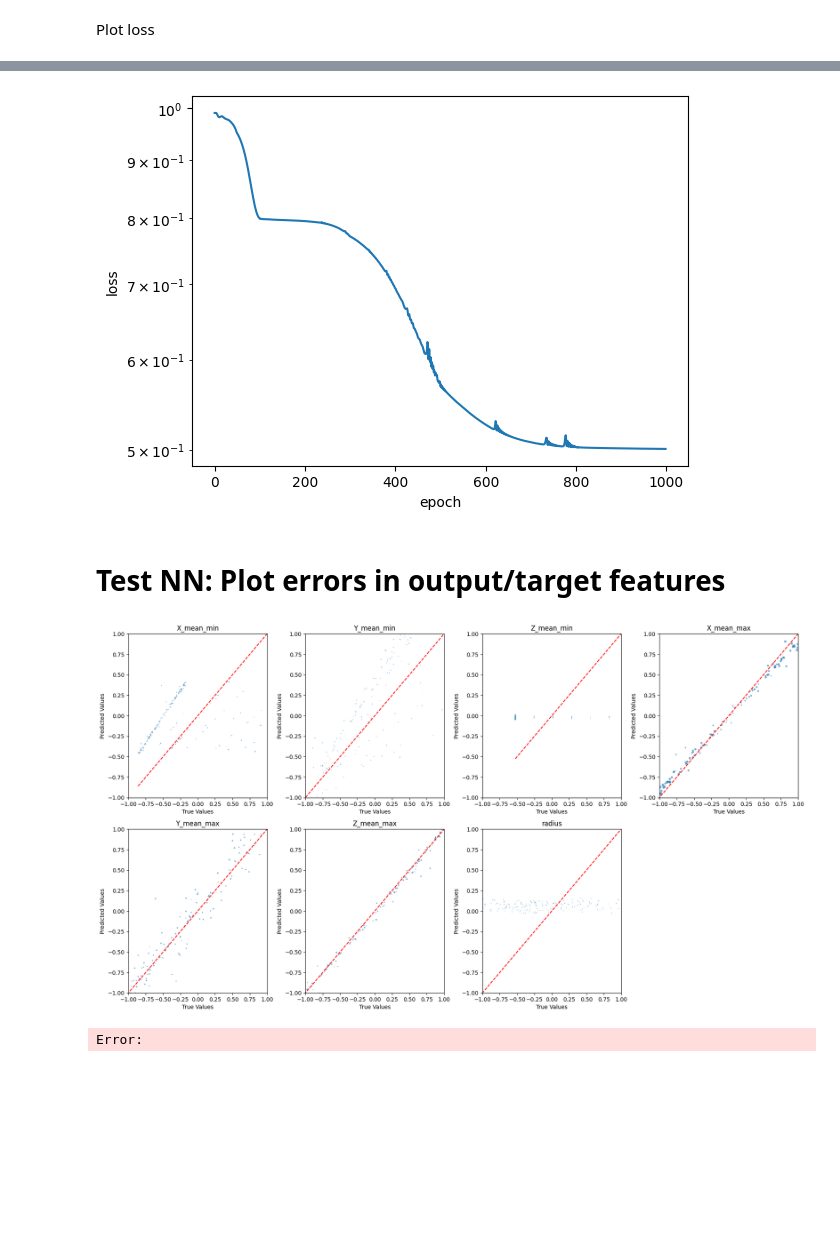
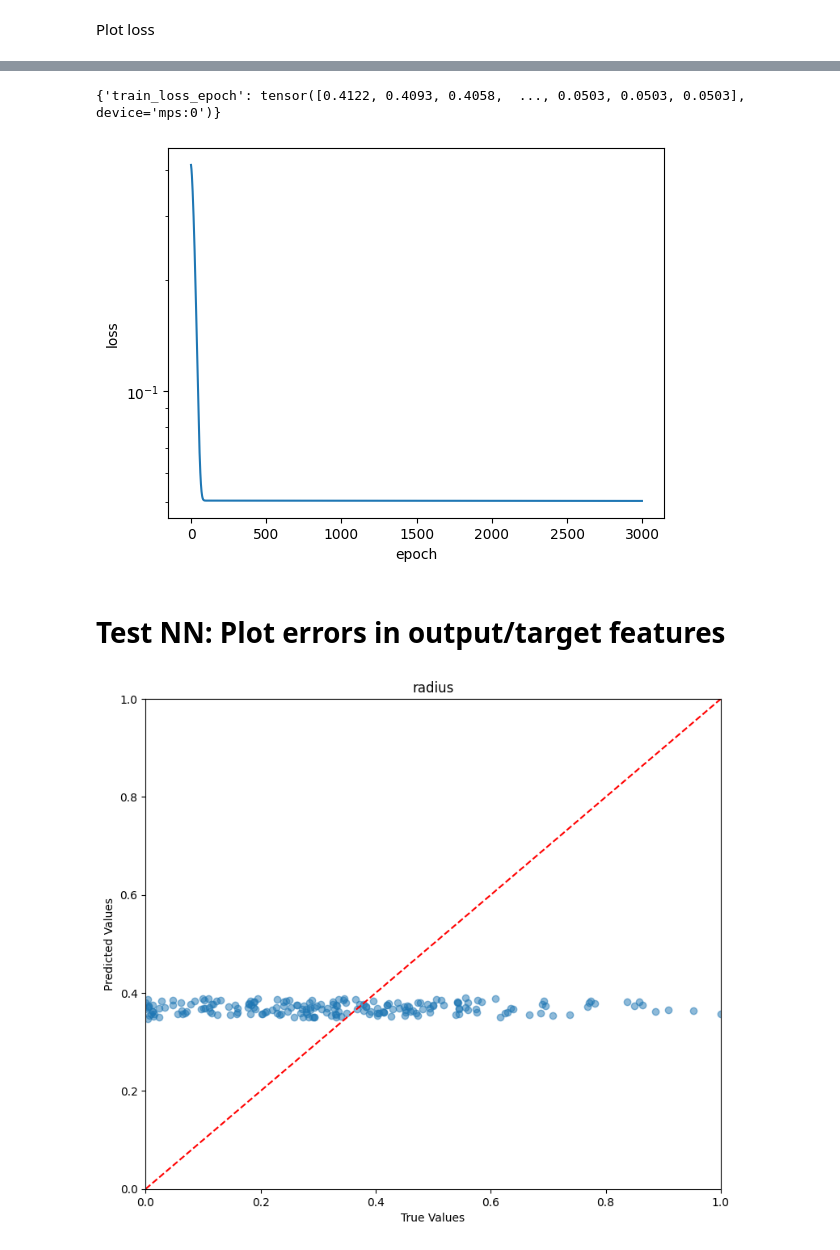
Before and after one commit to green3diamond/TambOpt-zlt, a Jupyter notebook: notebooks/06_train_using_PINA_Cone.ipynb, the cells around one changed output, grey strips where cells are left out. Saved outputs shown, nothing was run; the diff lists cells and outputs as text; code cells hidden in the pictures; blank space fills up the shorter version.

Commit message:
run only radius as an output feature

```diff
--- a/notebooks/06_train_using_PINA_Cone.ipynb
+++ b/notebooks/06_train_using_PINA_Cone.ipynb
@@ -202,7 +209,7 @@ Output columns: ['X_mean_min', 'Y_mean_min', 'Z_mean_min', 'X_mean_max', 'Y_mean
 # %% [markdown]
 Test train split
 # %%
-from sklearn.preprocessing import StandardScaler
+from sklearn.preprocessing import StandardScaler, MinMaxScaler
 
 # split inputs and outputs
 X = train_data_with_cone[input_columns]
@@ -214,7 +221,7 @@ y = train_data_with_cone[output_columns]
 # y_normalized = y_normalized / y_max
 
 # create scaler for each output column
-y_scaler = StandardScaler()
+y_scaler = MinMaxScaler()
 
 # fit and transform each column separately
 y_normalized = y_scaler.fit_transform(y)
@@ -280,21 +266,22 @@ schedulers = [
 # %%
-solver = DeepEnsembleSupervisedSolver(
+solver = SupervisedSolver(
     problem,
     models,
-    optimizers=optimizers,
-    schedulers=schedulers
+    optimizer=optimizers,
+    scheduler=schedulers
     )
 # %%
 # create the trainer
 trainer = Trainer(
     solver=solver,  # The ensemble solver
-    max_epochs=1000,  # Maximum number of training epochs
+    max_epochs=tot_epochs,  # Maximum number of training epochs
     logger=True,  # Enables logging (default logger is CSVLogger)
     callbacks=[MetricTracker()],  # Tracks training metrics using MetricTracker
-    accelerator="cpu",  # Use CPU for training, alternative is "gpu" for GPU training
+    accelerator="auto",  # Use CPU for training, alternative is "gpu" for GPU training
     train_size=0.7,  # Fraction of the dataset used for training (70%)
     test_size=0.2,  # Fraction of the dataset used for testing (20%)
     val_size=0.1,  # Fraction of the dataset used for validation (10%)
+    batch_size=200,  # Batch size for training
 )
 
 import time
@@ -337,7 +323,11 @@ trainer.logged_metrics
+# %%
+trainer.callbacks[0].metrics
+# %% [output]
+{'train_loss_epoch': tensor([0.4122, 0.4093, 0.4058,  ..., 0.0503, 0.0503, 0.0503], device='mps:0')}
 # %%
 # plot loss
 trainer_metrics = trainer.callbacks[0].metrics
-loss = trainer_metrics["train_loss"]
+loss = trainer_metrics["train_loss_epoch"]
 epochs = range(len(loss))
 plt.plot(epochs, loss.cpu())
 # plotting
@@ -345,46 +335,37 @@ plt.xlabel("epoch")
 plt.ylabel("loss")
 plt.yscale("log")
 # %% [output]
-[figure, old version]
+[figure, new version]
 # %% [markdown]
 # Test NN: Plot errors in output/target features
 # %%
-all_outputs = None
-all_targets = None
+device = torch.device("mps") if torch.backends.mps.is_available() else torch.device("cpu")
+solver = solver.to(device)
 
 trainer.data_module.setup("test")
 with torch.no_grad():
     for data in trainer.data_module.test_dataloader():
-    # for data in trainer.data_module.train_dataloader():
-        inputs, target = data[0][1]["input"], data[0][1]["target"]
+        inputs = data['data']["input"].to(device)
+        target = data['data']["target"]
+
         outputs = solver(inputs)
-
-        if all_outputs is None:
-            all_outputs = LabelTensor(outputs, labels=output_columns)
-            all_targets = target
-        else:
-            all_outputs.append(LabelTensor(outputs, labels=output_columns))
-            all_targets.append(target)
+        y_mean = LabelTensor(outputs, labels=output_columns).cpu()
+        true_output = target
         break
 # %%
-# plot targets vs predictions for validation set
-y_mean, y_std = all_outputs.mean(0).detach(), all_outputs.std(0).detach()
-true_output = all_targets.detach()
-
-plt.figure(figsize=(18, 10))
+plt.figure(figsize=(30, 7))
 # use 3 columns per row
 for i, col in enumerate(output_columns):
     plt.subplot(len(output_columns)//4+1, 4, i+1)
-    plt.scatter(true_output[:, i], y_mean[:, i], alpha=0.5, s=20*y_std[:, i]/y_std.max())
+    plt.scatter(true_output[:, i], y_mean[:, i], alpha=0.5)
     plt.plot([true_output[:, i].min(), true_output[:, i].max()],
              [true_output[:, i].min(), true_output[:, i].max()], 'r--')
 
-    plt.xlim([-1,1])
-    plt.ylim([-1,1])
+    plt.xlim([0,1])
+    plt.ylim([-0,1])
     plt.xlabel("True Values")
     plt.ylabel("Predicted Values")
     plt.title(col)
 plt.tight_layout(pad=1.0)
 # %% [output]
-[figure, old version]
+[figure, new version]
-Error:
```
Also changed, not shown: parts of 14 cells of this notebook, 1 other file.
